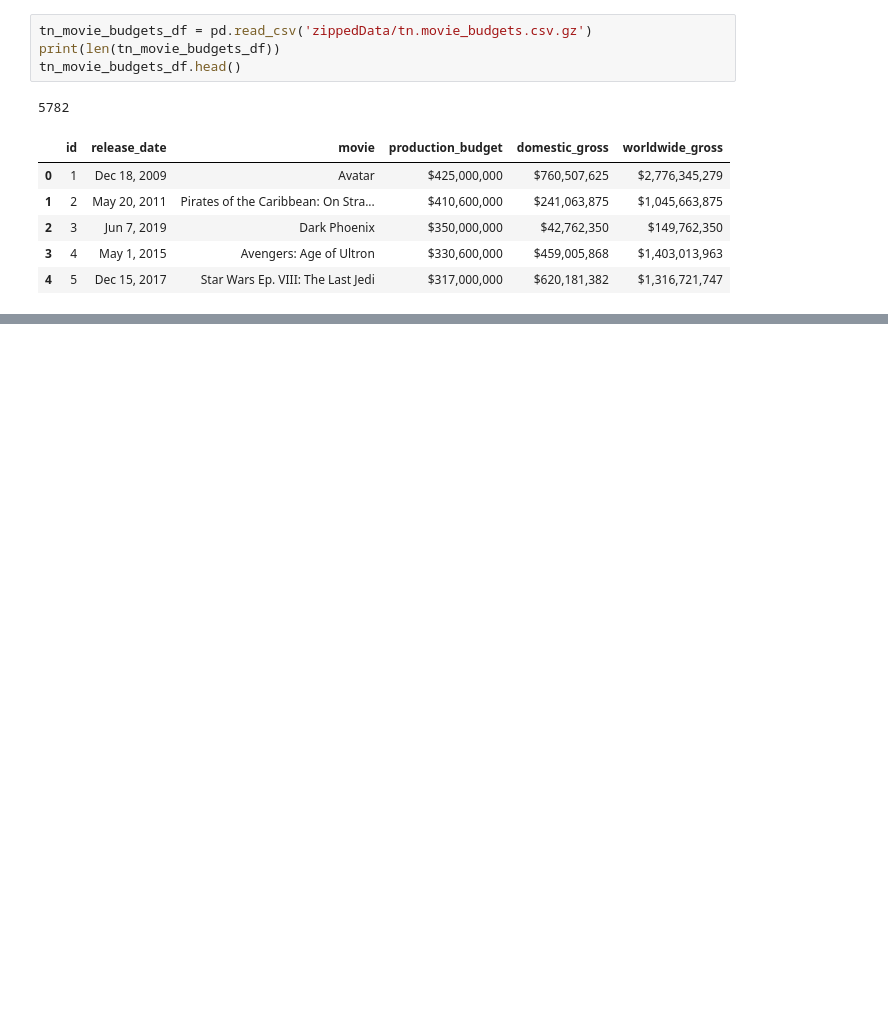
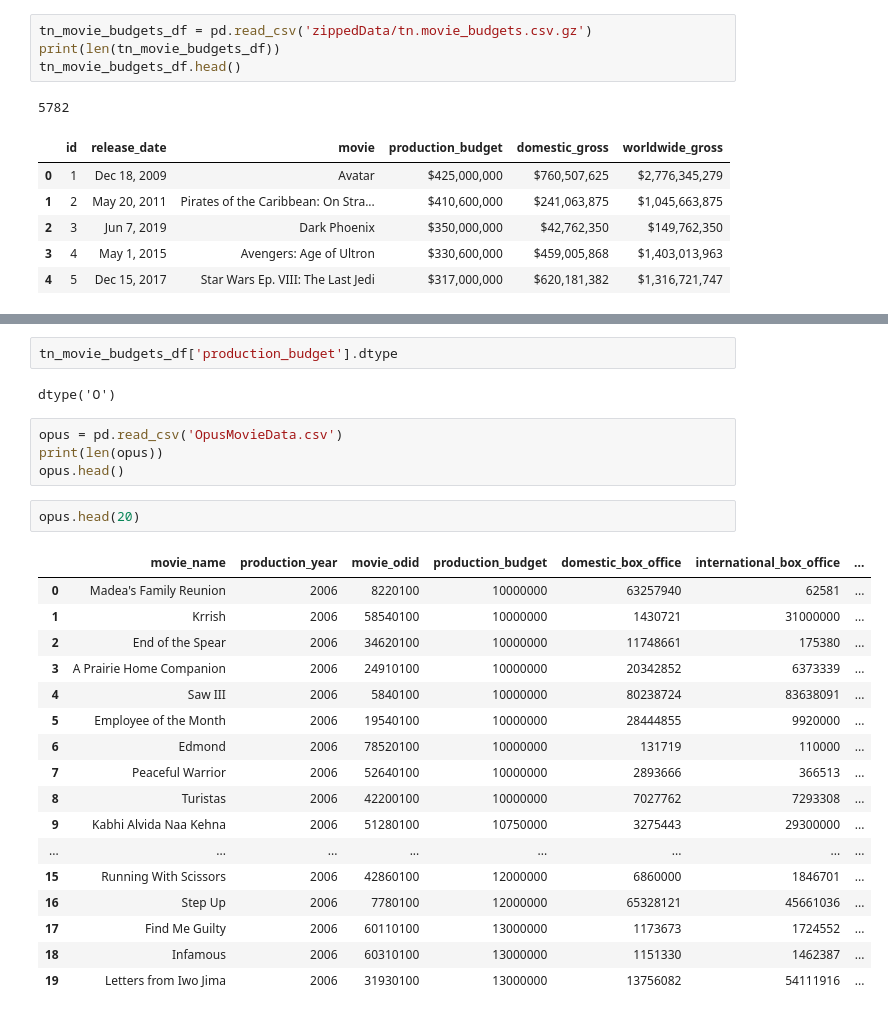
Before and after one commit to melodygr/microsoft_movie_analysis, a Jupyter notebook: Melody Data Exploration.ipynb, the cells around one changed output, grey strips where cells are left out. Saved outputs shown, nothing was run; the diff lists cells and outputs as text; blank space fills up the shorter version.

```diff
--- a/Melody Data Exploration.ipynb
+++ b/Melody Data Exploration.ipynb
@@ -197,0 +163,28 @@ movie.head(20)
+# %%
+tn_movie_budgets_df['production_budget'].dtype
+# %% [output]
+dtype('O')
+# %%
+opus = pd.read_csv('OpusMovieData.csv')
+print(len(opus))
+opus.head()
+# %%
+opus.head(20)
+# %% [output]
+|  | movie_name | production_year | movie_odid | production_budget | domestic_box_office | international_box_office | ... |
+| 0 | Madea's Family Reunion | 2006 | 8220100 | 10000000 | 63257940 | 62581 | ... |
+| 1 | Krrish | 2006 | 58540100 | 10000000 | 1430721 | 31000000 | ... |
+| 2 | End of the Spear | 2006 | 34620100 | 10000000 | 11748661 | 175380 | ... |
+| 3 | A Prairie Home Companion | 2006 | 24910100 | 10000000 | 20342852 | 6373339 | ... |
+| 4 | Saw III | 2006 | 5840100 | 10000000 | 80238724 | 83638091 | ... |
+| 5 | Employee of the Month | 2006 | 19540100 | 10000000 | 28444855 | 9920000 | ... |
+| 6 | Edmond | 2006 | 78520100 | 10000000 | 131719 | 110000 | ... |
+| 7 | Peaceful Warrior | 2006 | 52640100 | 10000000 | 2893666 | 366513 | ... |
+| 8 | Turistas | 2006 | 42200100 | 10000000 | 7027762 | 7293308 | ... |
+| 9 | Kabhi Alvida Naa Kehna | 2006 | 51280100 | 10750000 | 3275443 | 29300000 | ... |
+| ... | ... | ... | ... | ... | ... | ... | ... |
+| 15 | Running With Scissors | 2006 | 42860100 | 12000000 | 6860000 | 1846701 | ... |
+| 16 | Step Up | 2006 | 7780100 | 12000000 | 65328121 | 45661036 | ... |
+| 17 | Find Me Guilty | 2006 | 60110100 | 13000000 | 1173673 | 1724552 | ... |
+| 18 | Infamous | 2006 | 60310100 | 13000000 | 1151330 | 1462387 | ... |
+| 19 | Letters from Iwo Jima | 2006 | 31930100 | 13000000 | 13756082 | 54111916 | ... |
```
Also changed, not shown: parts of 9 cells of this notebook, 2 other files.
